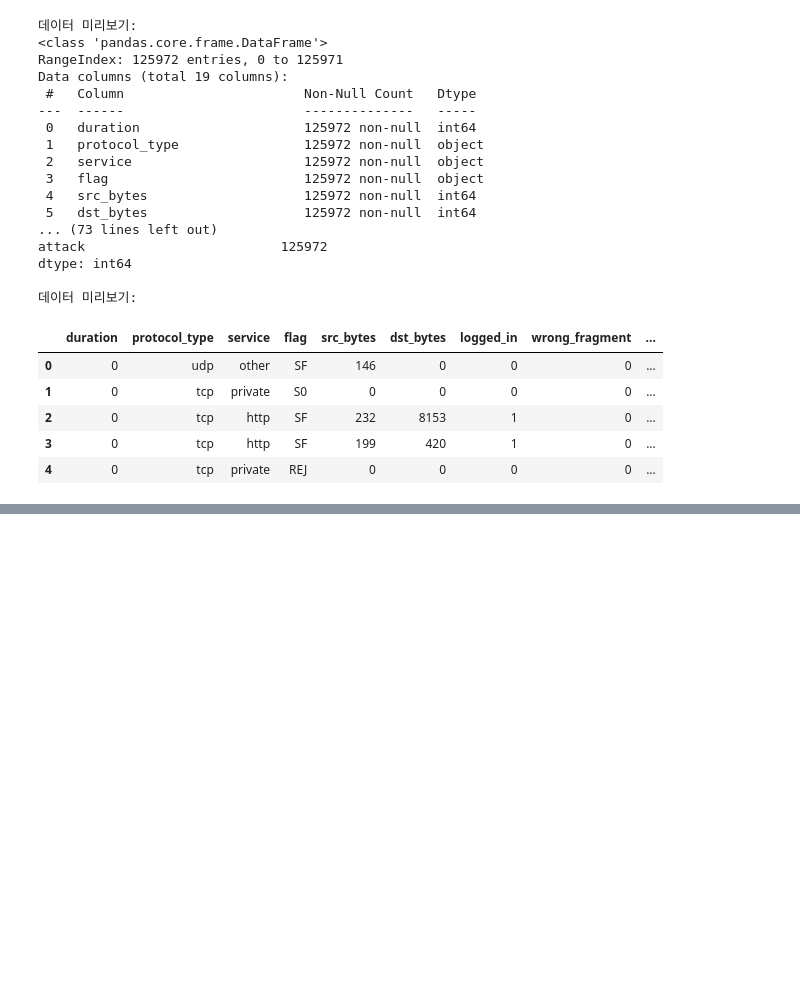
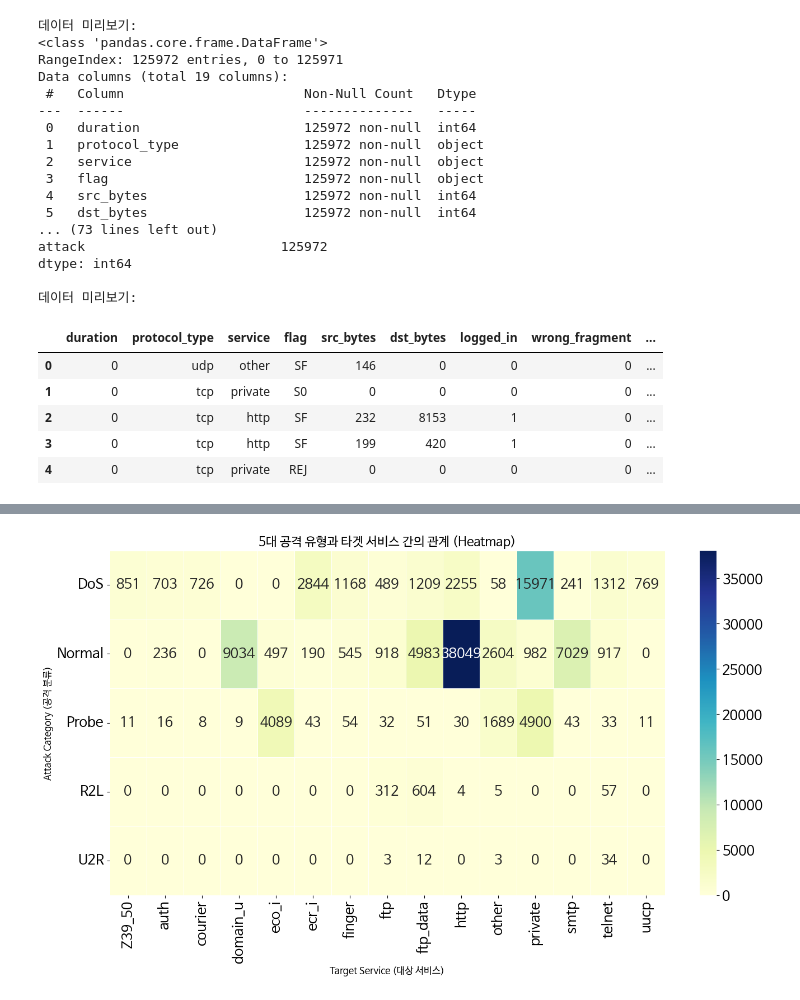
Before and after one commit to Parkgeunryeong/BigDataProject2025, a Jupyter notebook: bigdatapro.ipynb, the cells around one changed output, grey strips where cells are left out. Saved outputs shown, nothing was run; the diff lists cells and outputs as text; code cells hidden in the pictures; blank space fills up the shorter version.

```diff
--- a/bigdatapro.ipynb
+++ b/bigdatapro.ipynb
@@ -313,0 +388,32 @@ plt.show()
+# %%
+#각 공격은 주로 어떤 서비스를 노리는지
+import matplotlib.pyplot as plt
+
+# 1. 데이터 준비
+# 서비스 종류가 너무 많으니, 데이터셋에서 가장 많이 등장한 상위 15개 서비스만 뽑음
+top_15_services = new_df['service'].value_counts().nlargest(15).index
+
+# 상위 15개 서비스에 해당하는 데이터만 필터링
+viz_df = new_df[new_df['service'].isin(top_15_services)]
+
+# 2. 교차표(Cross Tab) 만들기
+# 행(index): 5대 공격 유형, 열(columns): 상위 15개 서비스
+cross_tab = pd.crosstab(viz_df['attack'], viz_df['service'])
+
+# 3. 히트맵 그리기
+plt.figure(figsize=(16, 8))
+
+# annot=True: 숫자 표시
+# fmt='d': 정수형 표시
+sns.heatmap(cross_tab, annot=True, fmt='d', cmap='YlGnBu', linewidths=.5)
+
+plt.title('5대 공격 유형과 타겟 서비스 간의 관계 (Heatmap)', fontsize=16)
+plt.xlabel('Target Service (대상 서비스)', fontsize=12)
+plt.ylabel('Attack Category (공격 분류)', fontsize=12)
+
+# y축 글자 수평으로 맞춤
+plt.yticks(rotation=0)
+
+plt.show()
+# %% [output]
+[figure, added]
```
Also changed, not shown: parts of 12 cells of this notebook.
